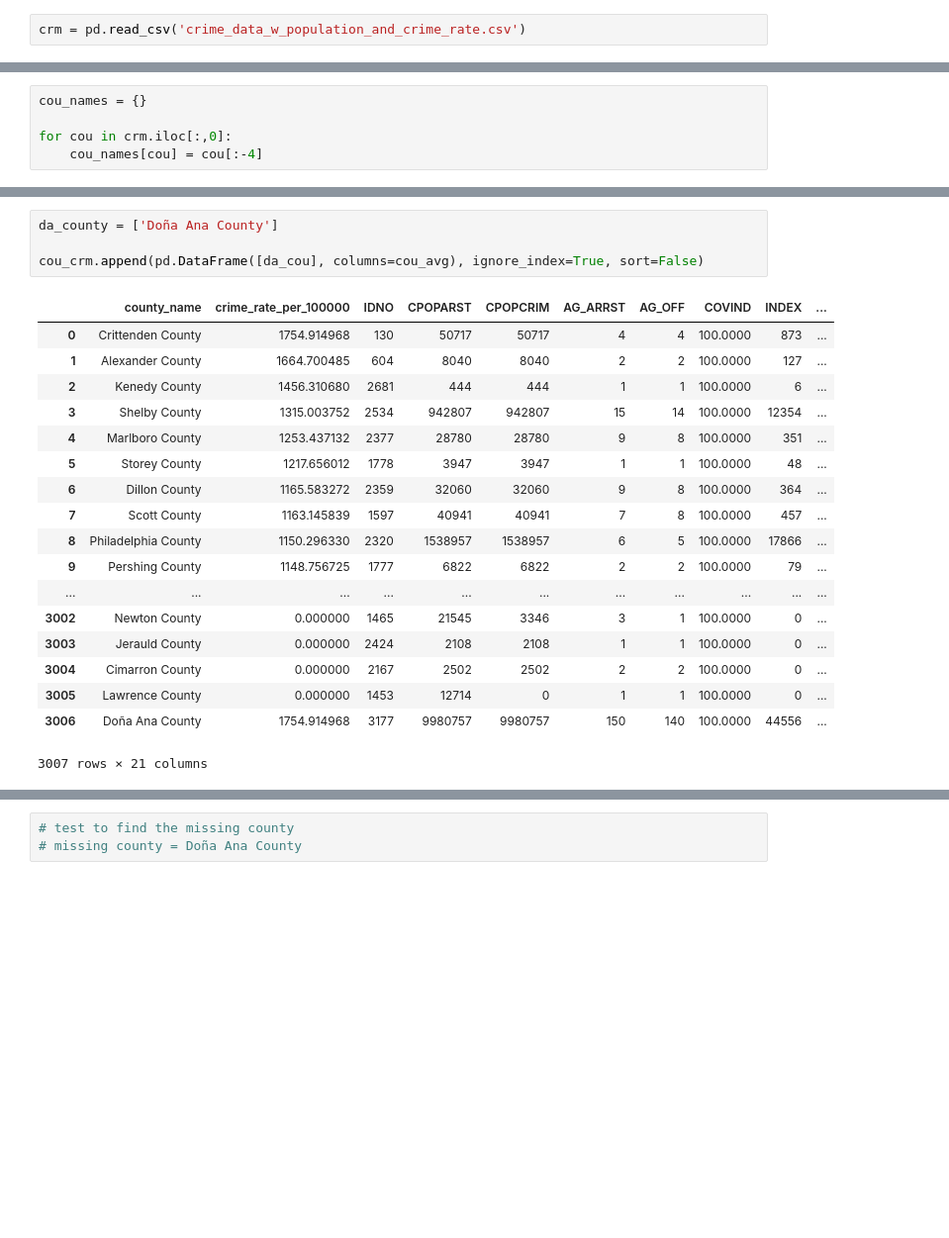
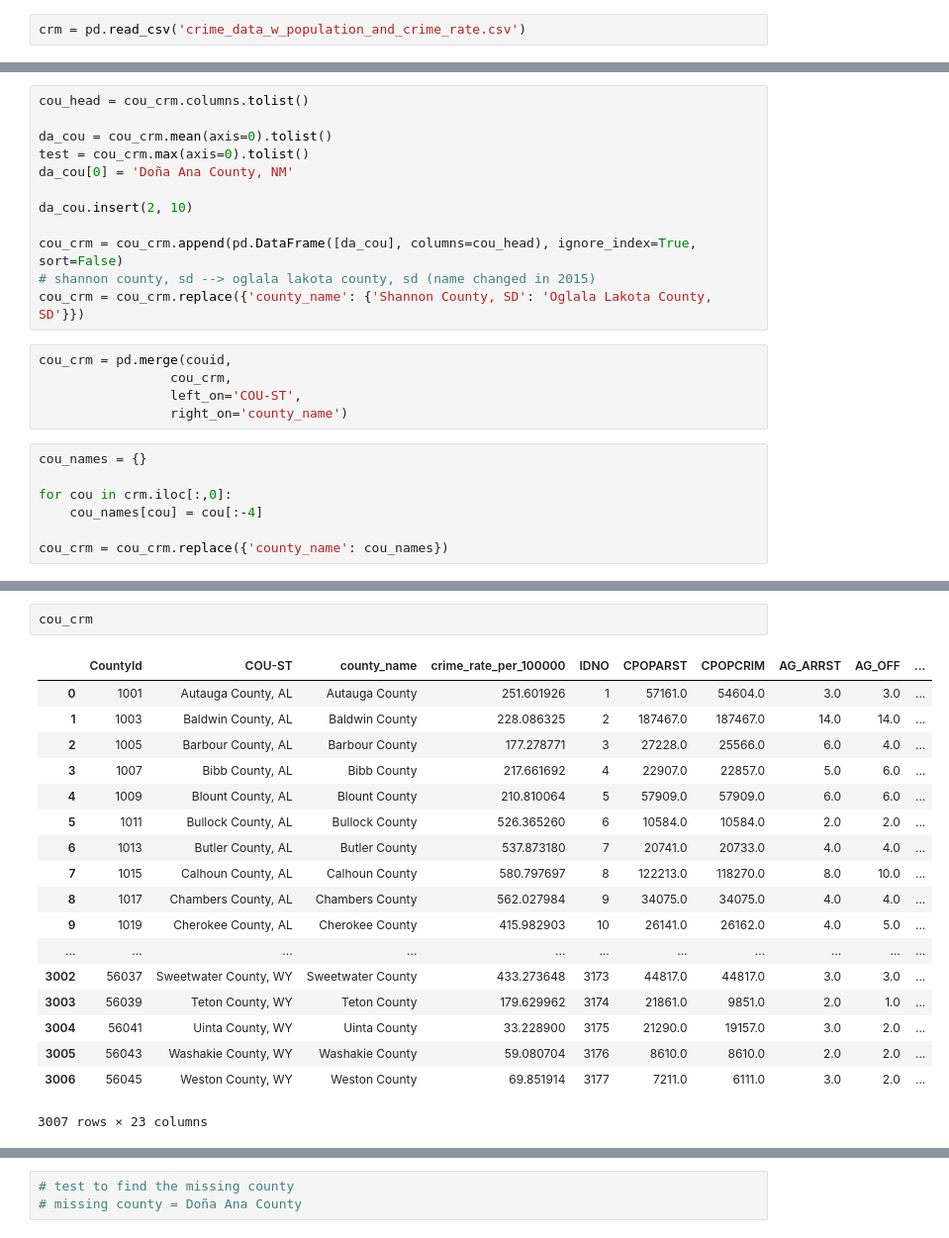
Before and after one commit to brianwsyang/us_census_social_health_score, a Jupyter notebook: crm_score.ipynb, the cells around one changed output, grey strips where cells are left out. Shown at 99% size. Drawn from its saved outputs; the diff is of its cells as text; blank space fills up the shorter version.

Commit message:
v.07.28.19.12.55: merged crime and counties.csv but can clean crime more

```diff
--- a/crm_score.ipynb
+++ b/crm_score.ipynb
@@ -33,5 +45,24 @@ crm
+# %%
+cou_head = cou_crm.columns.tolist()
+
+da_cou = cou_crm.mean(axis=0).tolist()
+test = cou_crm.max(axis=0).tolist()
+da_cou[0] = 'Doña Ana County, NM'
+
+da_cou.insert(2, 10)
+
+cou_crm = cou_crm.append(pd.DataFrame([da_cou], columns=cou_head), ignore_index=True, sort=False)
+# shannon county, sd --> oglala lakota county, sd (name changed in 2015)
+cou_crm = cou_crm.replace({'county_name': {'Shannon County, SD': 'Oglala Lakota County, SD'}})
+# %%
+cou_crm = pd.merge(couid,
+                 cou_crm,
+                 left_on='COU-ST',
+                 right_on='county_name')
 # %%
 cou_names = {}
 
 for cou in crm.iloc[:,0]:
     cou_names[cou] = cou[:-4]
+
+cou_crm = cou_crm.replace({'county_name': cou_names})
@@ -91,23 +69,21 @@ da_cou
-# %%
-da_county = ['Doña Ana County']
-
-cou_crm.append(pd.DataFrame([da_cou], columns=cou_avg), ignore_index=True, sort=False)
-# %% [output]
-|  | county_name | crime_rate_per_100000 | IDNO | CPOPARST | CPOPCRIM | AG_ARRST | AG_OFF | COVIND | INDEX | ... |
-| 0 | Crittenden County | 1754.914968 | 130 | 50717 | 50717 | 4 | 4 | 100.0000 | 873 | ... |
-| 1 | Alexander County | 1664.700485 | 604 | 8040 | 8040 | 2 | 2 | 100.0000 | 127 | ... |
-| 2 | Kenedy County | 1456.310680 | 2681 | 444 | 444 | 1 | 1 | 100.0000 | 6 | ... |
-| 3 | Shelby County | 1315.003752 | 2534 | 942807 | 942807 | 15 | 14 | 100.0000 | 12354 | ... |
-| 4 | Marlboro County | 1253.437132 | 2377 | 28780 | 28780 | 9 | 8 | 100.0000 | 351 | ... |
-| 5 | Storey County | 1217.656012 | 1778 | 3947 | 3947 | 1 | 1 | 100.0000 | 48 | ... |
-| 6 | Dillon County | 1165.583272 | 2359 | 32060 | 32060 | 9 | 8 | 100.0000 | 364 | ... |
-| 7 | Scott County | 1163.145839 | 1597 | 40941 | 40941 | 7 | 8 | 100.0000 | 457 | ... |
-| 8 | Philadelphia County | 1150.296330 | 2320 | 1538957 | 1538957 | 6 | 5 | 100.0000 | 17866 | ... |
-| 9 | Pershing County | 1148.756725 | 1777 | 6822 | 6822 | 2 | 2 | 100.0000 | 79 | ... |
-| ... | ... | ... | ... | ... | ... | ... | ... | ... | ... | ... |
-| 3002 | Newton County | 0.000000 | 1465 | 21545 | 3346 | 3 | 1 | 100.0000 | 0 | ... |
-| 3003 | Jerauld County | 0.000000 | 2424 | 2108 | 2108 | 1 | 1 | 100.0000 | 0 | ... |
-| 3004 | Cimarron County | 0.000000 | 2167 | 2502 | 2502 | 2 | 2 | 100.0000 | 0 | ... |
-| 3005 | Lawrence County | 0.000000 | 1453 | 12714 | 0 | 1 | 1 | 100.0000 | 0 | ... |
-| 3006 | Doña Ana County | 1754.914968 | 3177 | 9980757 | 9980757 | 150 | 140 | 100.0000 | 44556 | ... |
-3007 rows × 21 columns
+# %%
+cou_crm
+# %% [output]
+|  | CountyId | COU-ST | county_name | crime_rate_per_100000 | IDNO | CPOPARST | CPOPCRIM | AG_ARRST | AG_OFF | ... |
+| 0 | 1001 | Autauga County, AL | Autauga County | 251.601926 | 1 | 57161.0 | 54604.0 | 3.0 | 3.0 | ... |
+| 1 | 1003 | Baldwin County, AL | Baldwin County | 228.086325 | 2 | 187467.0 | 187467.0 | 14.0 | 14.0 | ... |
+| 2 | 1005 | Barbour County, AL | Barbour County | 177.278771 | 3 | 27228.0 | 25566.0 | 6.0 | 4.0 | ... |
+| 3 | 1007 | Bibb County, AL | Bibb County | 217.661692 | 4 | 22907.0 | 22857.0 | 5.0 | 6.0 | ... |
+| 4 | 1009 | Blount County, AL | Blount County | 210.810064 | 5 | 57909.0 | 57909.0 | 6.0 | 6.0 | ... |
+| 5 | 1011 | Bullock County, AL | Bullock County | 526.365260 | 6 | 10584.0 | 10584.0 | 2.0 | 2.0 | ... |
+| 6 | 1013 | Butler County, AL | Butler County | 537.873180 | 7 | 20741.0 | 20733.0 | 4.0 | 4.0 | ... |
+| 7 | 1015 | Calhoun County, AL | Calhoun County | 580.797697 | 8 | 122213.0 | 118270.0 | 8.0 | 10.0 | ... |
+| 8 | 1017 | Chambers County, AL | Chambers County | 562.027984 | 9 | 34075.0 | 34075.0 | 4.0 | 4.0 | ... |
+| 9 | 1019 | Cherokee County, AL | Cherokee County | 415.982903 | 10 | 26141.0 | 26162.0 | 4.0 | 5.0 | ... |
+| ... | ... | ... | ... | ... | ... | ... | ... | ... | ... | ... |
+| 3002 | 56037 | Sweetwater County, WY | Sweetwater County | 433.273648 | 3173 | 44817.0 | 44817.0 | 3.0 | 3.0 | ... |
+| 3003 | 56039 | Teton County, WY | Teton County | 179.629962 | 3174 | 21861.0 | 9851.0 | 2.0 | 1.0 | ... |
+| 3004 | 56041 | Uinta County, WY | Uinta County | 33.228900 | 3175 | 21290.0 | 19157.0 | 3.0 | 2.0 | ... |
+| 3005 | 56043 | Washakie County, WY | Washakie County | 59.080704 | 3176 | 8610.0 | 8610.0 | 2.0 | 2.0 | ... |
+| 3006 | 56045 | Weston County, WY | Weston County | 69.851914 | 3177 | 7211.0 | 6111.0 | 3.0 | 2.0 | ... |
+3007 rows × 23 columns
```
Also changed, not shown: parts of 26 cells of this notebook.
